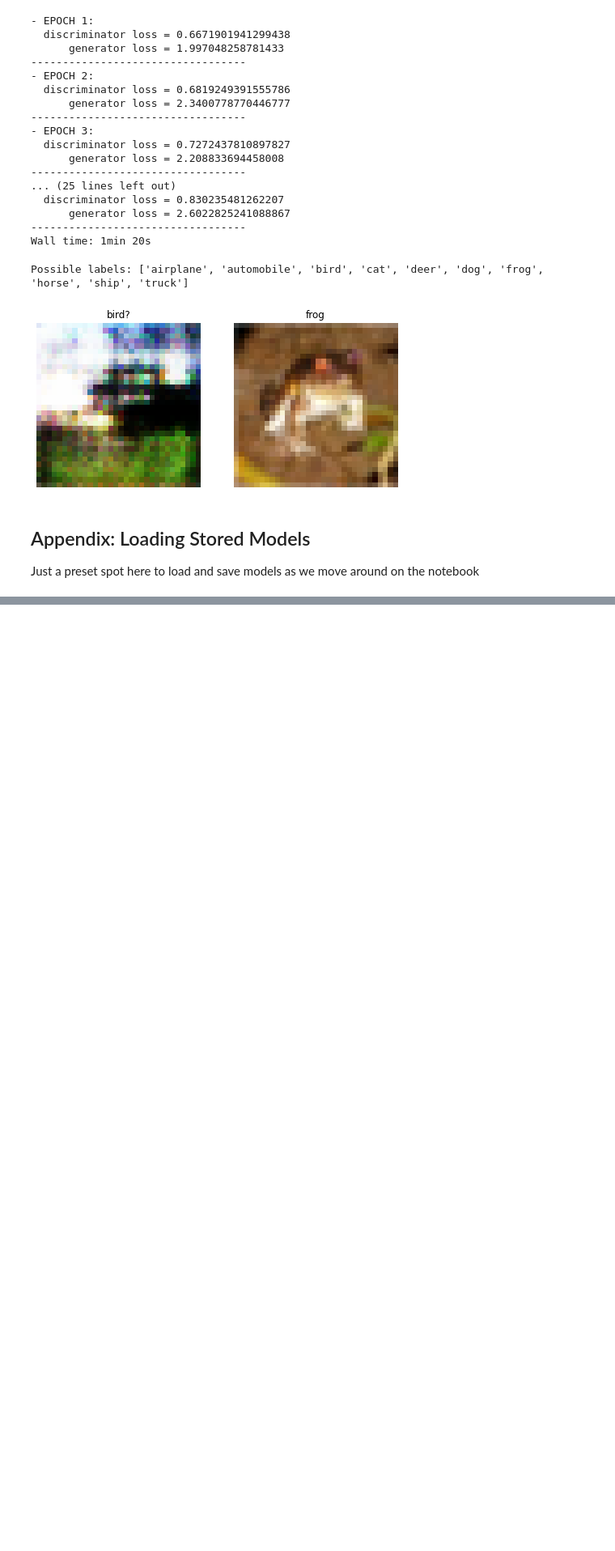
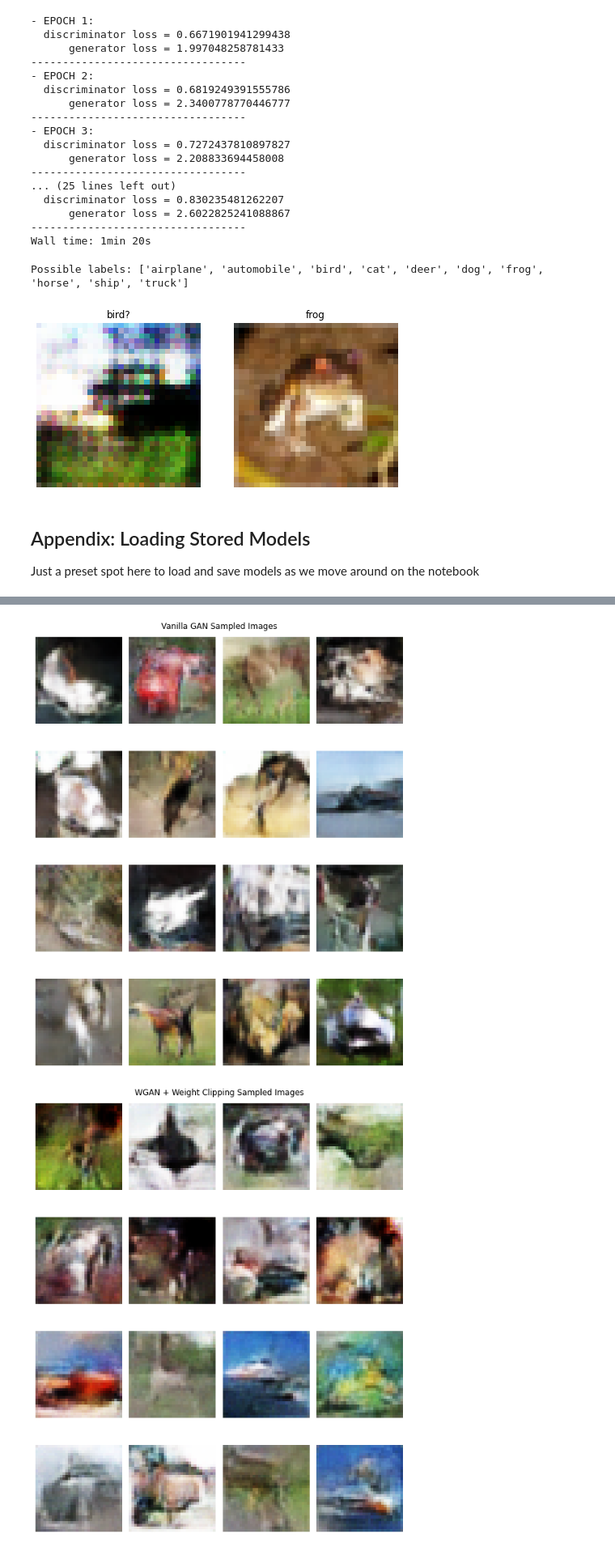
Before and after one commit to quinnfrank/GAN-regularization, a Jupyter notebook: DCGAN.ipynb, the cells around one changed output, grey strips where cells are left out. Shown at 81% size. Cells and saved outputs as stored; diff of their text form; code cells hidden in the pictures; blank space fills up the shorter version.

```diff
--- a/DCGAN.ipynb
+++ b/DCGAN.ipynb
@@ -1107,0 +1115,6 @@ Just a preset spot here to load and save models as we move around on the noteboo
+# %%
+plot_generator_samples(vgen, title="Vanilla GAN Sampled Images")
+plot_generator_samples(wgen, title="WGAN + Weight Clipping Sampled Images")
+# %% [output]
+[figure, added]
+[figure, added]
```
Also changed, not shown: parts of 4 cells of this notebook, 8 other files.
